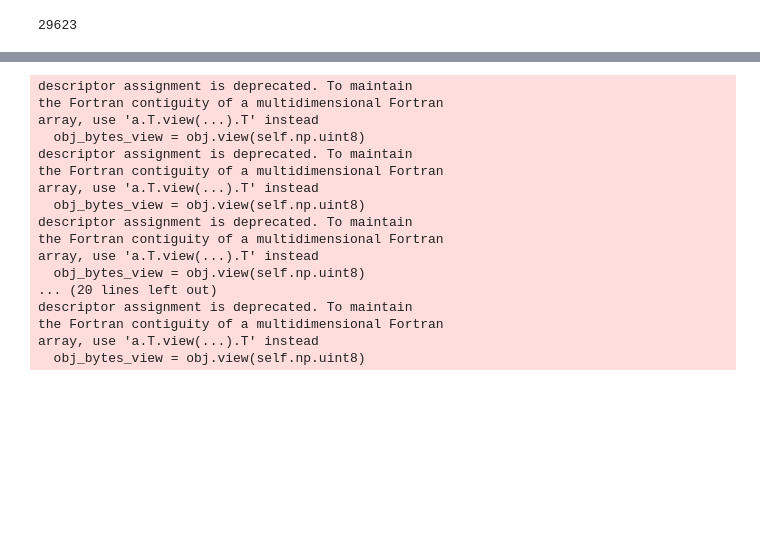
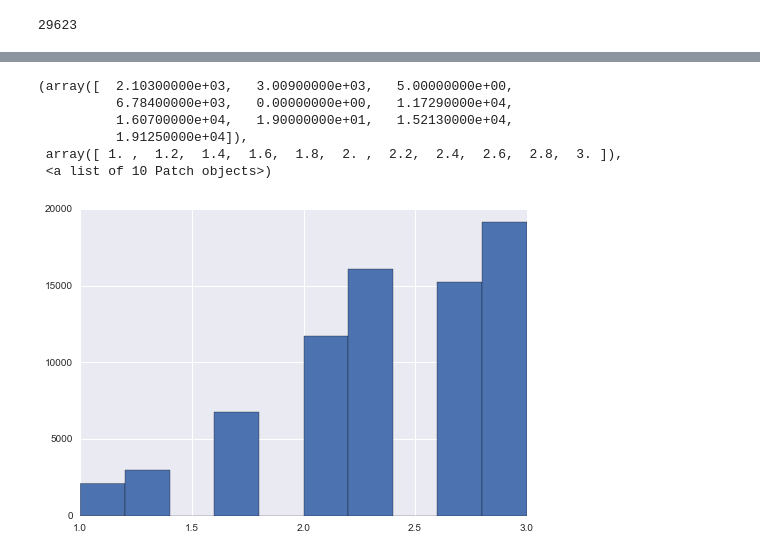
Before and after one commit to zxzjim/MyThinkful, a Jupyter notebook: CapStoneProject_n/Home Depot Product Search Relevance.ipynb, the cells around one changed output, grey strips where cells are left out. Cells and saved outputs as stored; diff of their text form; code cells hidden in the pictures; blank space fills up the shorter version.

```diff
--- a/CapStoneProject_n/Home Depot Product Search Relevance.ipynb
+++ b/CapStoneProject_n/Home Depot Product Search Relevance.ipynb
@@ -801,21 +810,0 @@ When 'relevance' is the target
-# %%
-parameters = {'kernel':['linear'], 'C':[.01, 1, 100]}
-clf_relevance = svc_learn(parameters, feature_columns, 'relevance')
-# %% [output]
-descriptor assignment is deprecated. To maintain
-the Fortran contiguity of a multidimensional Fortran
-array, use 'a.T.view(...).T' instead
-  obj_bytes_view = obj.view(self.np.uint8)
-descriptor assignment is deprecated. To maintain
-the Fortran contiguity of a multidimensional Fortran
-array, use 'a.T.view(...).T' instead
-  obj_bytes_view = obj.view(self.np.uint8)
-descriptor assignment is deprecated. To maintain
-the Fortran contiguity of a multidimensional Fortran
-array, use 'a.T.view(...).T' instead
-  obj_bytes_view = obj.view(self.np.uint8)
-... (20 lines left out)
-descriptor assignment is deprecated. To maintain
-the Fortran contiguity of a multidimensional Fortran
-array, use 'a.T.view(...).T' instead
-  obj_bytes_view = obj.view(self.np.uint8)
@@ -838,0 +817,12 @@ digitized = numpy.digitize(data, bins)
+# %%
+data = train_merged_f['relevance']
+# %%
+plt.hist(data)
+# %% [output]
+(array([  2.10300000e+03,   3.00900000e+03,   5.00000000e+00,
+          6.78400000e+03,   0.00000000e+00,   1.17290000e+04,
+          1.60700000e+04,   1.90000000e+01,   1.52130000e+04,
+          1.91250000e+04]),
+ array([ 1. ,  1.2,  1.4,  1.6,  1.8,  2. ,  2.2,  2.4,  2.6,  2.8,  3. ]),
+ <a list of 10 Patch objects>)
+[figure, added]
```
Also changed, not shown: parts of 33 cells of this notebook.
